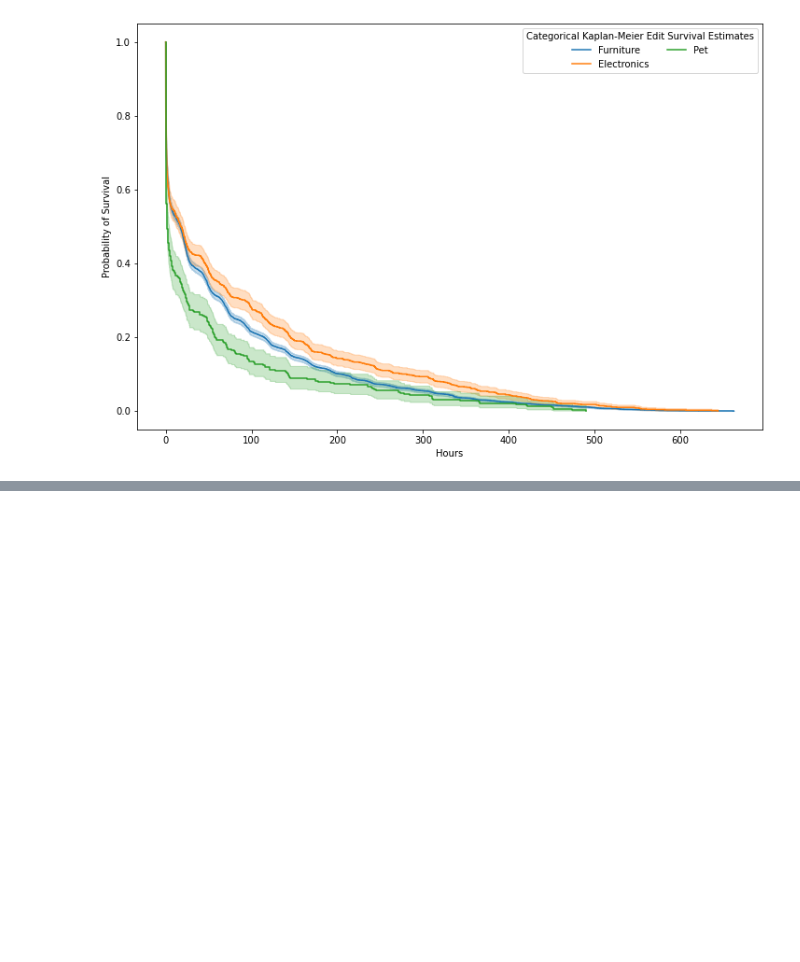
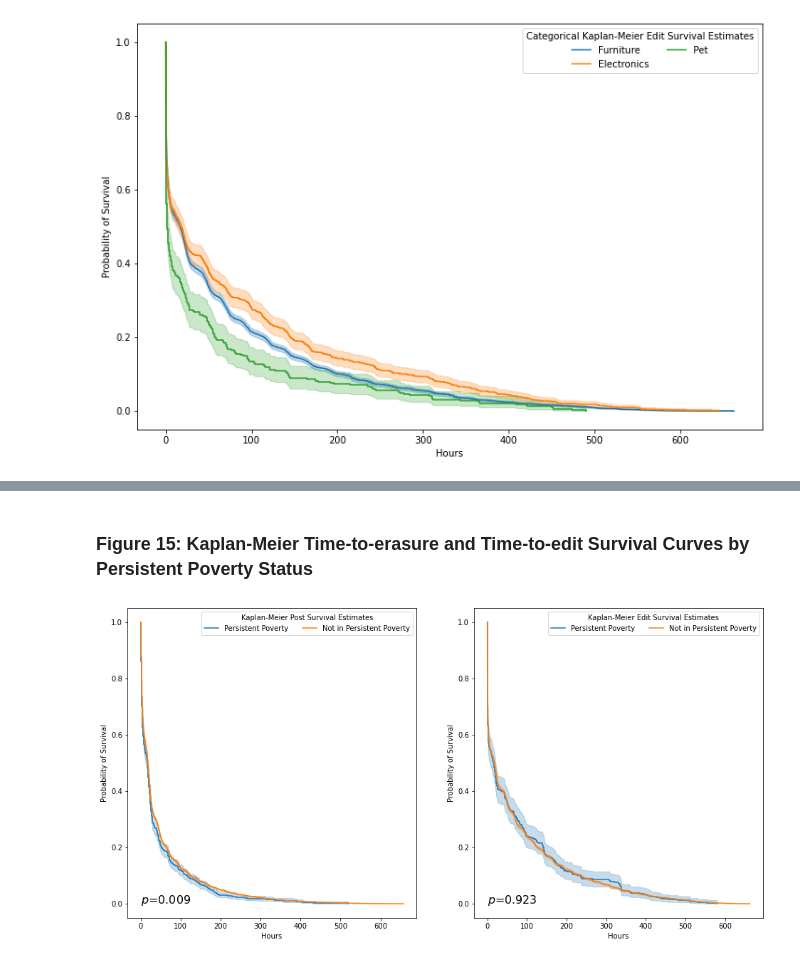
Before and after one commit to jonclindaniel/digital-formation-processes, a Jupyter notebook: data_analysis/02_visualization.ipynb, the cells around one changed output, grey strips where cells are left out. Cells and saved outputs as stored; diff of their text form; code cells hidden in the pictures; blank space fills up the shorter version.

```diff
--- a/data_analysis/02_visualization.ipynb
+++ b/data_analysis/02_visualization.ipynb
@@ -480,0 +763,33 @@ plt.savefig('figure12.pdf', dpi=300, format="pdf", bbox_inches="tight")
+# %% [markdown]
+### Figure 15: Kaplan-Meier Time-to-erasure and Time-to-edit Survival Curves by Persistent Poverty Status
+# %%
+fig, ax = plt.subplots(1, 2, figsize=(16, 8))
+
+by_tract = {'erasure': {'full': erasure_by_tract,
+                        'Persistent Poverty': pov,
+                        'Not in Persistent Poverty': not_pov},
+            'edit':    {'full': edit_by_tract,
+                        'Persistent Poverty': pov_edit,
+                        'Not in Persistent Poverty': not_pov_edit}}
+
+for i, t in enumerate(['erasure', 'edit']):
+    for k, df in by_tract[t].items():
+        if k == 'full':
+            log_rank = pairwise_logrank_test(df['hours_active'],
+                                             df['persistent_poverty'])
+            p = round(log_rank.summary.p.values[0], 3)
+        else:
+            kmf.fit(df['hours_active'], label=k)
+            kmf.plot(ax=ax[i], xlabel='Hours', ylabel='Probability of Survival')
+
+    if t == 'erasure':
+        plot_type = 'Post'
+    else:
+        plot_type = 'Edit'
+    ax[i].legend(title=f'Kaplan-Meier {plot_type} Survival Estimates', ncol=2)
+    ax[i].text(0, 0, f"$\it{'p'}$={p}", fontsize=16)
+
+# save to file
+plt.savefig('figure15.pdf', dpi=300, format="pdf", bbox_inches="tight")
+# %% [output]
+[figure, added]
```
Also changed, not shown: parts of 16 cells of this notebook, 10 other files.
